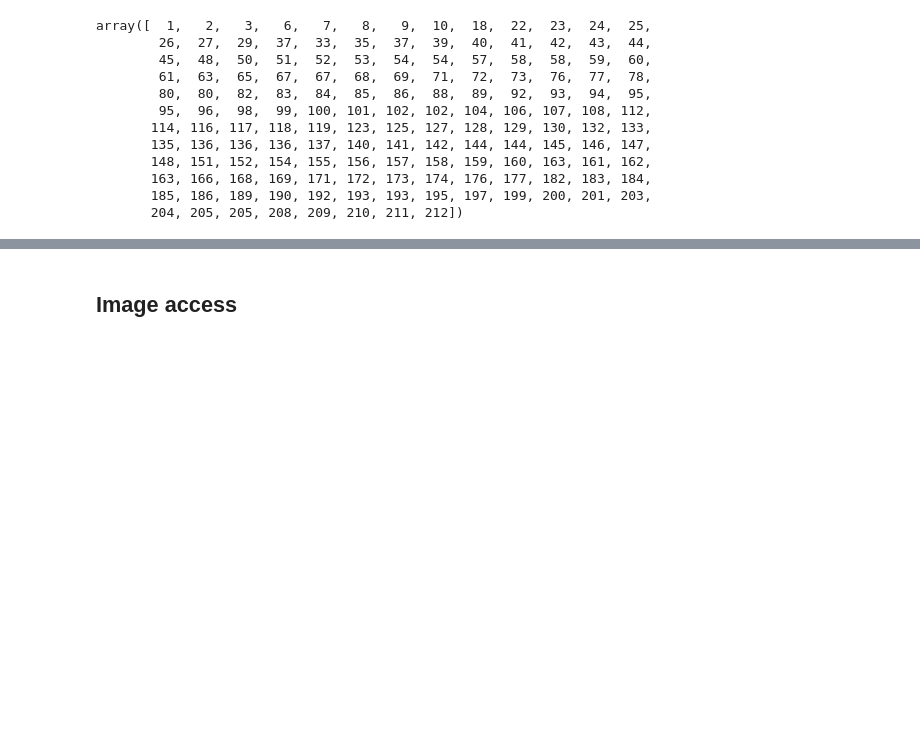
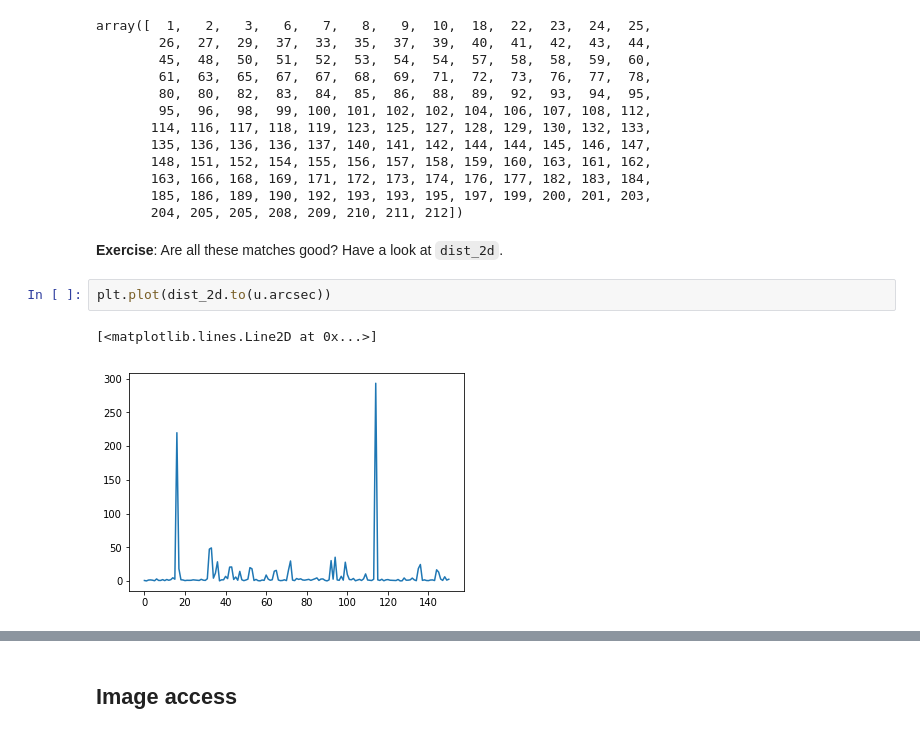
Before and after one commit to lofar-astron/astropytutorial, a Jupyter notebook: astropy.ipynb, the cells around one changed output, grey strips where cells are left out. Drawn from its saved outputs; the diff is of its cells as text; blank space fills up the shorter version.

Commit message:
Add AltAz, fix unit error in Barnard's star, add some text to cross-match section

```diff
--- a/astropy.ipynb
+++ b/astropy.ipynb
@@ -522,3 +640,10 @@ array([  1,   2,   3,   6,   7,   8,   9,  10,  18,  22,  23,  24,  25,
        163, 166, 168, 169, 171, 172, 173, 174, 176, 177, 182, 183, 184,
        185, 186, 189, 190, 192, 193, 193, 195, 197, 199, 200, 201, 203,
        204, 205, 205, 208, 209, 210, 211, 212])
+# %% [markdown]
+**Exercise**: Are all these matches good? Have a look at `dist_2d`.
+# %%
+plt.plot(dist_2d.to(u.arcsec))
+# %% [output]
+[<matplotlib.lines.Line2D at 0x...>]
+[figure, added]
```
Also changed, not shown: parts of 80 cells of this notebook.
